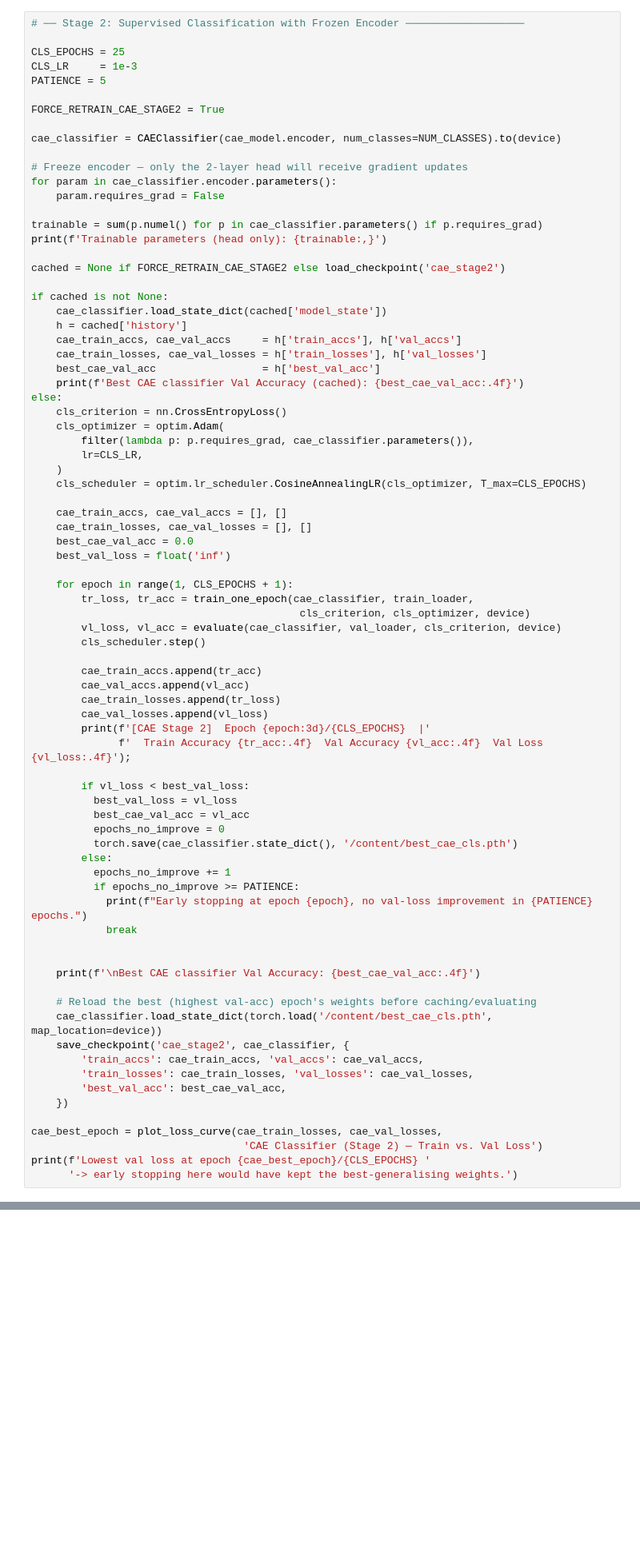
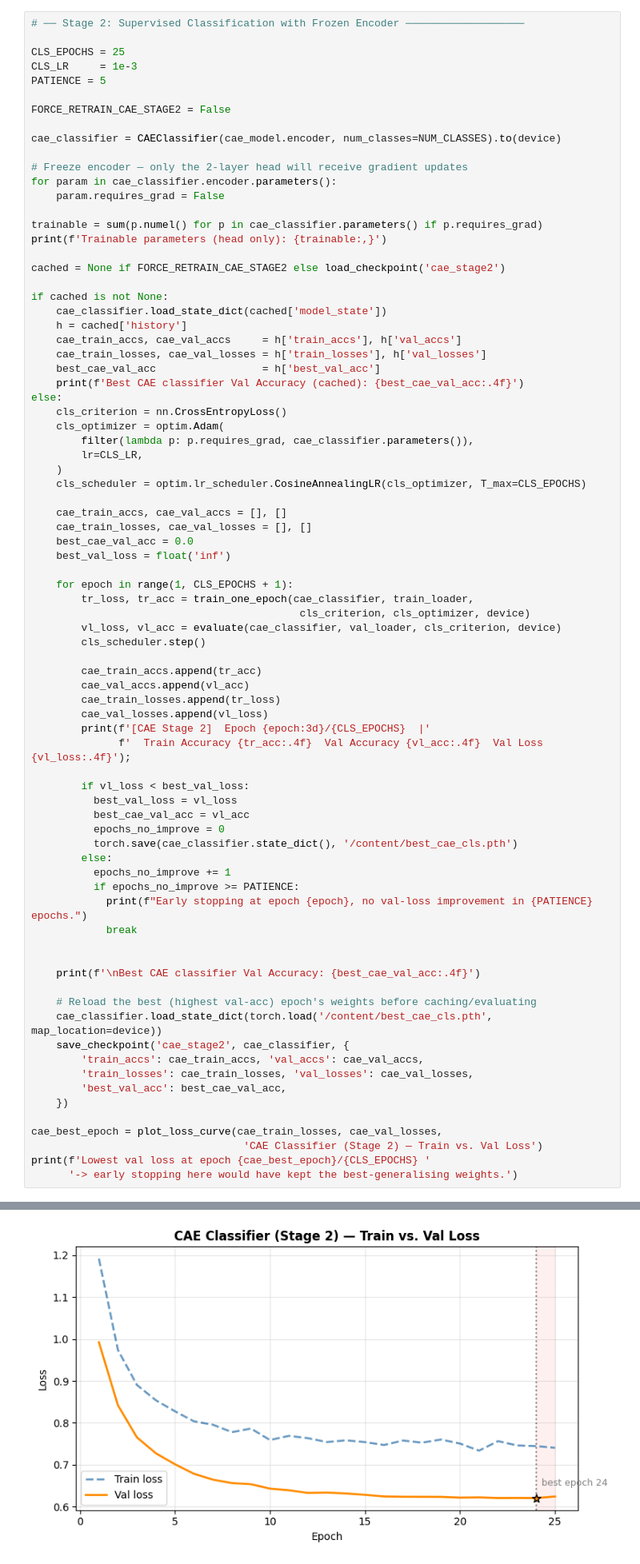
Before and after one commit to RiccardoPerin/MRI_Tumor_Classification, a Jupyter notebook: main_project.ipynb, the cells around one changed output, grey strips where cells are left out. Shown at 80% size. Cells and saved outputs as stored; diff of their text form; blank space fills up the shorter version.

```diff
--- a/main_project.ipynb
+++ b/main_project.ipynb
@@ -851,7 +842,7 @@ CLS_EPOCHS = 25
 CLS_LR     = 1e-3
 PATIENCE = 5
 
-FORCE_RETRAIN_CAE_STAGE2 = True
+FORCE_RETRAIN_CAE_STAGE2 = False
 
 cae_classifier = CAEClassifier(cae_model.encoder, num_classes=NUM_CLASSES).to(device)
 
@@ -927,0 +921 @@ Trainable parameters (head only): 2,052
+[figure, added]
```
Also changed, not shown: parts of 9 cells of this notebook.
